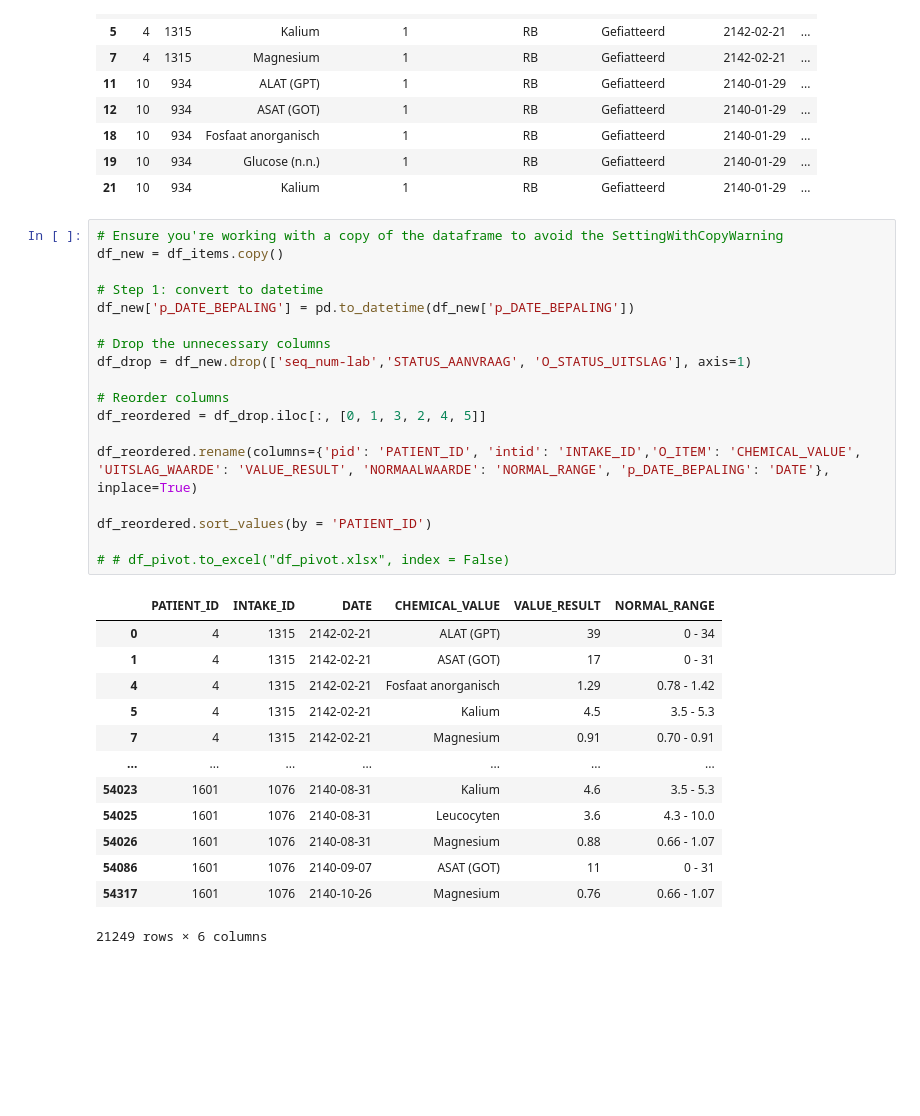
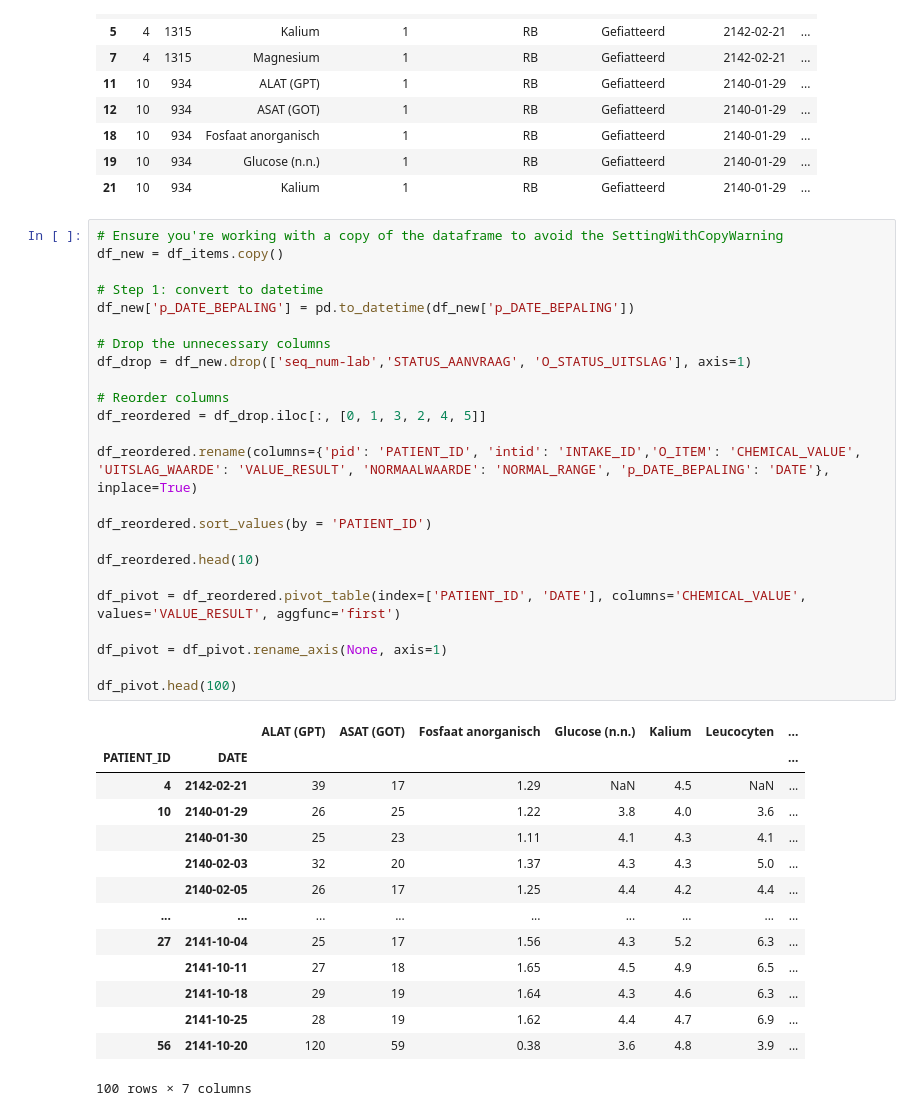
Before and after one commit to puckkwaspen/BEP_RFS, a Jupyter notebook: EDA.ipynb, the cells around one changed output. Saved outputs shown, nothing was run; the diff lists cells and outputs as text; blank space fills up the shorter version.

```diff
--- a/EDA.ipynb
+++ b/EDA.ipynb
@@ -99,35 +99,42 @@ df_items.head(10)
 # %%
 # Ensure you're working with a copy of the dataframe to avoid the SettingWithCopyWarning
 df_new = df_items.copy()
 
 # Step 1: convert to datetime
 df_new['p_DATE_BEPALING'] = pd.to_datetime(df_new['p_DATE_BEPALING'])
 
 # Drop the unnecessary columns
 df_drop = df_new.drop(['seq_num-lab','STATUS_AANVRAAG', 'O_STATUS_UITSLAG'], axis=1)
 
 # Reorder columns
 df_reordered = df_drop.iloc[:, [0, 1, 3, 2, 4, 5]]
 
 df_reordered.rename(columns={'pid': 'PATIENT_ID', 'intid': 'INTAKE_ID','O_ITEM': 'CHEMICAL_VALUE', 'UITSLAG_WAARDE': 'VALUE_RESULT', 'NORMAALWAARDE': 'NORMAL_RANGE', 'p_DATE_BEPALING': 'DATE'}, inplace=True)
 
 df_reordered.sort_values(by = 'PATIENT_ID')
 
-# # df_pivot.to_excel("df_pivot.xlsx", index = False)
+df_reordered.head(10)
+
+df_pivot = df_reordered.pivot_table(index=['PATIENT_ID', 'DATE'], columns='CHEMICAL_VALUE', values='VALUE_RESULT', aggfunc='first')
+
+df_pivot = df_pivot.rename_axis(None, axis=1)
+
+df_pivot.head(100)
 # %% [output]
-|  | PATIENT_ID | INTAKE_ID | DATE | CHEMICAL_VALUE | VALUE_RESULT | NORMAL_RANGE |
-| 0 | 4 | 1315 | 2142-02-21 | ALAT (GPT) | 39 | 0 - 34 |
-| 1 | 4 | 1315 | 2142-02-21 | ASAT (GOT) | 17 | 0 - 31 |
-| 4 | 4 | 1315 | 2142-02-21 | Fosfaat anorganisch | 1.29 | 0.78 - 1.42 |
-| 5 | 4 | 1315 | 2142-02-21 | Kalium | 4.5 | 3.5 - 5.3 |
-| 7 | 4 | 1315 | 2142-02-21 | Magnesium | 0.91 | 0.70 - 0.91 |
-| ... | ... | ... | ... | ... | ... | ... |
-| 54023 | 1601 | 1076 | 2140-08-31 | Kalium | 4.6 | 3.5 - 5.3 |
-| 54025 | 1601 | 1076 | 2140-08-31 | Leucocyten | 3.6 | 4.3 - 10.0 |
-| 54026 | 1601 | 1076 | 2140-08-31 | Magnesium | 0.88 | 0.66 - 1.07 |
-| 54086 | 1601 | 1076 | 2140-09-07 | ASAT (GOT) | 11 | 0 - 31 |
-| 54317 | 1601 | 1076 | 2140-10-26 | Magnesium | 0.76 | 0.66 - 1.07 |
+|  |  | ALAT (GPT) | ASAT (GOT) | Fosfaat anorganisch | Glucose (n.n.) | Kalium | Leucocyten | ... |
+| PATIENT_ID | DATE |  |  |  |  |  |  | ... |
+| 4 | 2142-02-21 | 39 | 17 | 1.29 | NaN | 4.5 | NaN | ... |
+| 10 | 2140-01-29 | 26 | 25 | 1.22 | 3.8 | 4.0 | 3.6 | ... |
+|  | 2140-01-30 | 25 | 23 | 1.11 | 4.1 | 4.3 | 4.1 | ... |
+|  | 2140-02-03 | 32 | 20 | 1.37 | 4.3 | 4.3 | 5.0 | ... |
+|  | 2140-02-05 | 26 | 17 | 1.25 | 4.4 | 4.2 | 4.4 | ... |
+| ... | ... | ... | ... | ... | ... | ... | ... | ... |
+| 27 | 2141-10-04 | 25 | 17 | 1.56 | 4.3 | 5.2 | 6.3 | ... |
+|  | 2141-10-11 | 27 | 18 | 1.65 | 4.5 | 4.9 | 6.5 | ... |
+|  | 2141-10-18 | 29 | 19 | 1.64 | 4.3 | 4.6 | 6.3 | ... |
+|  | 2141-10-25 | 28 | 19 | 1.62 | 4.4 | 4.7 | 6.9 | ... |
+| 56 | 2141-10-20 | 120 | 59 | 0.38 | 3.6 | 4.8 | 3.9 | ... |
-21249 rows × 6 columns
+100 rows × 7 columns
 # %%
 # Step 1: convert to datetime
 df_vitals['p_DT_METING'] = pd.to_datetime(df_vitals['p_DT_METING'])
```
Also changed, not shown: parts of 5 cells of this notebook.
